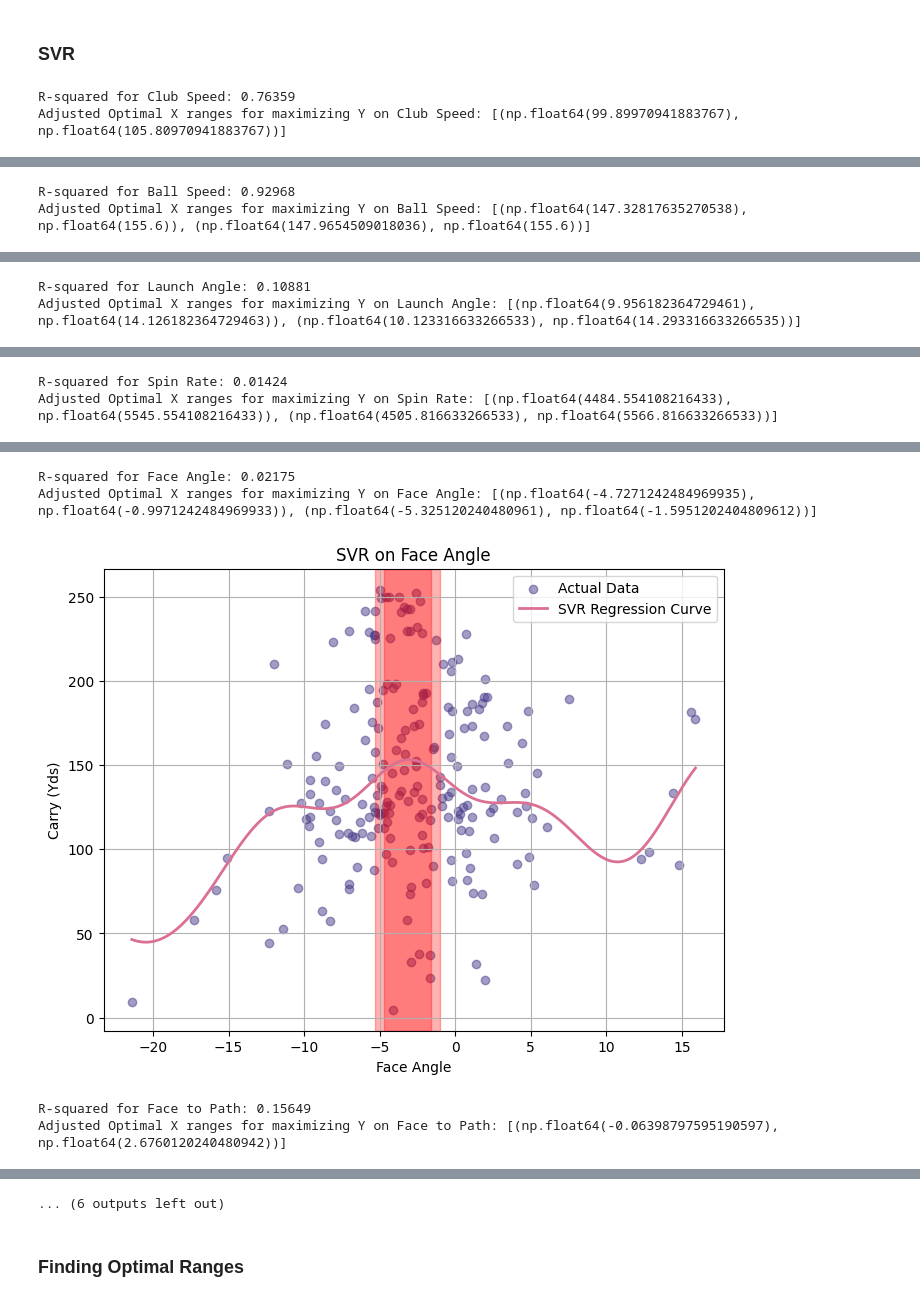
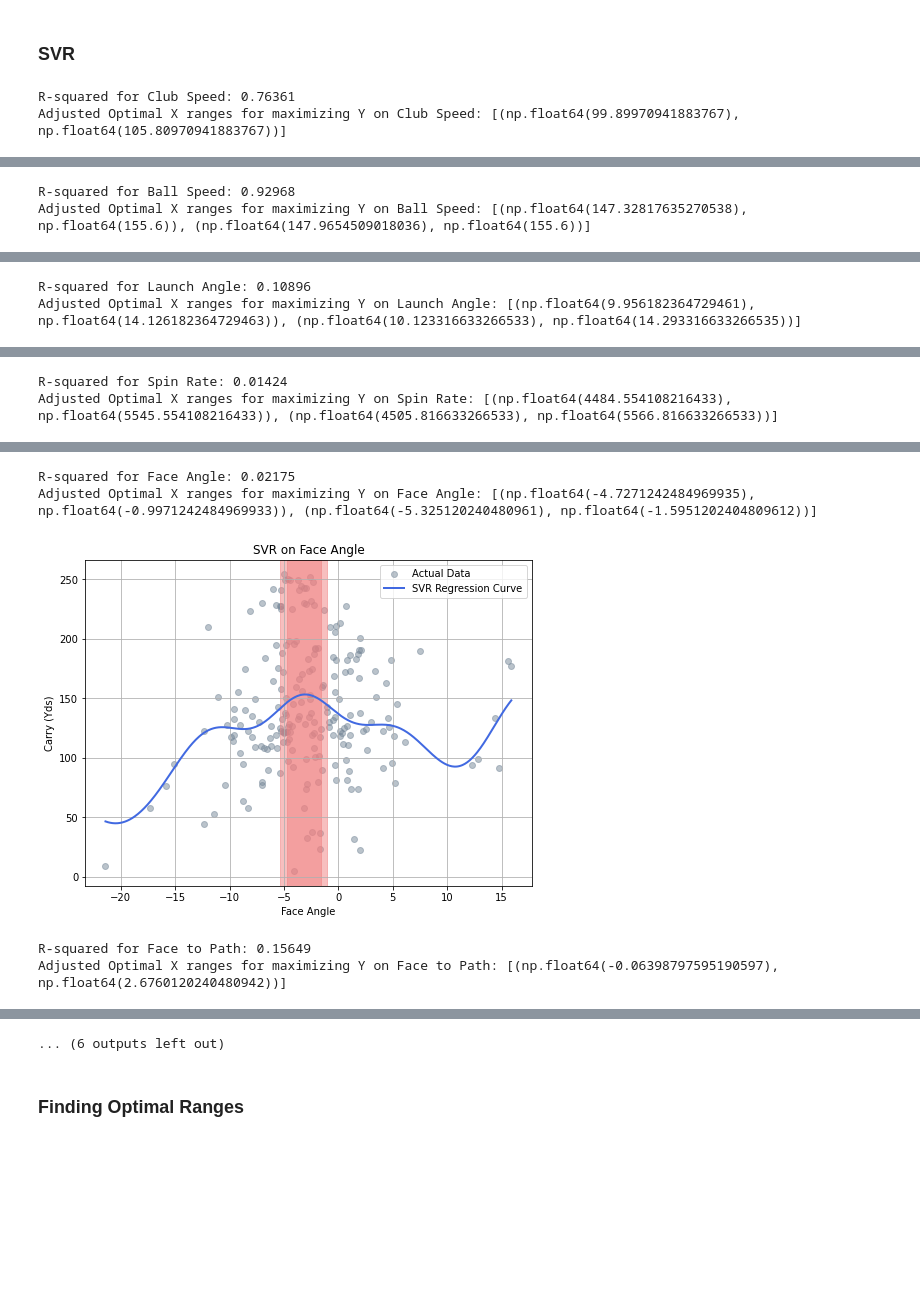
Before and after one commit to ericaking1/golfanalytics, a Jupyter notebook: golfanalytics.ipynb, the cells around one changed output, grey strips where cells are left out. Saved outputs shown, nothing was run; the diff lists cells and outputs as text; code cells hidden in the pictures; blank space fills up the shorter version.

Commit message:
changed graph colors

```diff
--- a/golfanalytics.ipynb
+++ b/golfanalytics.ipynb
@@ -130,11 +130,11 @@ for i in range(9):
     print(f"Adjusted Optimal X ranges for maximizing Y on {X.columns[i]}: {adjusted_ranges}")
 
     plt.figure(figsize=(8, 6))
-    plt.scatter(X_feature, y, color='darkslateblue', alpha=0.5, label='Actual Data')
-    plt.plot(X_range, y_range_pred, color='palevioletred', lw=2, label='SVR Regression Curve')
+    plt.scatter(X_feature, y, color='lightslategrey', alpha=0.5, label='Actual Data')
+    plt.plot(X_range, y_range_pred, color='royalblue', lw=2, label='SVR Regression Curve')
 
     for r in adjusted_ranges:
-        plt.axvspan(r[0], r[1], alpha=0.3, color='red')
+        plt.axvspan(r[0], r[1], alpha=0.5, color='lightcoral')
 
     plt.xlabel(X.columns[i])
     plt.ylabel('Carry (Yds)')
@@ -143,5 +143,5 @@ for i in range(9):
     plt.grid(True)
     plt.show()
 # %% [output]
-R-squared for Club Speed: 0.76359
+R-squared for Club Speed: 0.76361
 Adjusted Optimal X ranges for maximizing Y on Club Speed: [(np.float64(99.89970941883767), np.float64(105.80970941883767))]
@@ -152,2 +152,2 @@ Adjusted Optimal X ranges for maximizing Y on Ball Speed: [(np.float64(147.32817
-R-squared for Launch Angle: 0.10881
+R-squared for Launch Angle: 0.10896
 Adjusted Optimal X ranges for maximizing Y on Launch Angle: [(np.float64(9.956182364729461), np.float64(14.126182364729463)), (np.float64(10.123316633266533), np.float64(14.293316633266535))]
@@ -158,5 +158,5 @@ Adjusted Optimal X ranges for maximizing Y on Spin Rate: [(np.float64(4484.55410
 R-squared for Face Angle: 0.02175
 Adjusted Optimal X ranges for maximizing Y on Face Angle: [(np.float64(-4.7271242484969935), np.float64(-0.9971242484969933)), (np.float64(-5.325120240480961), np.float64(-1.5951202404809612))]
-[figure, old version]
+[figure, new version]
 R-squared for Face to Path: 0.15649
 Adjusted Optimal X ranges for maximizing Y on Face to Path: [(np.float64(-0.06398797595190597), np.float64(2.6760120240480942))]
```
Also changed, not shown: parts of 10 cells of this notebook.
